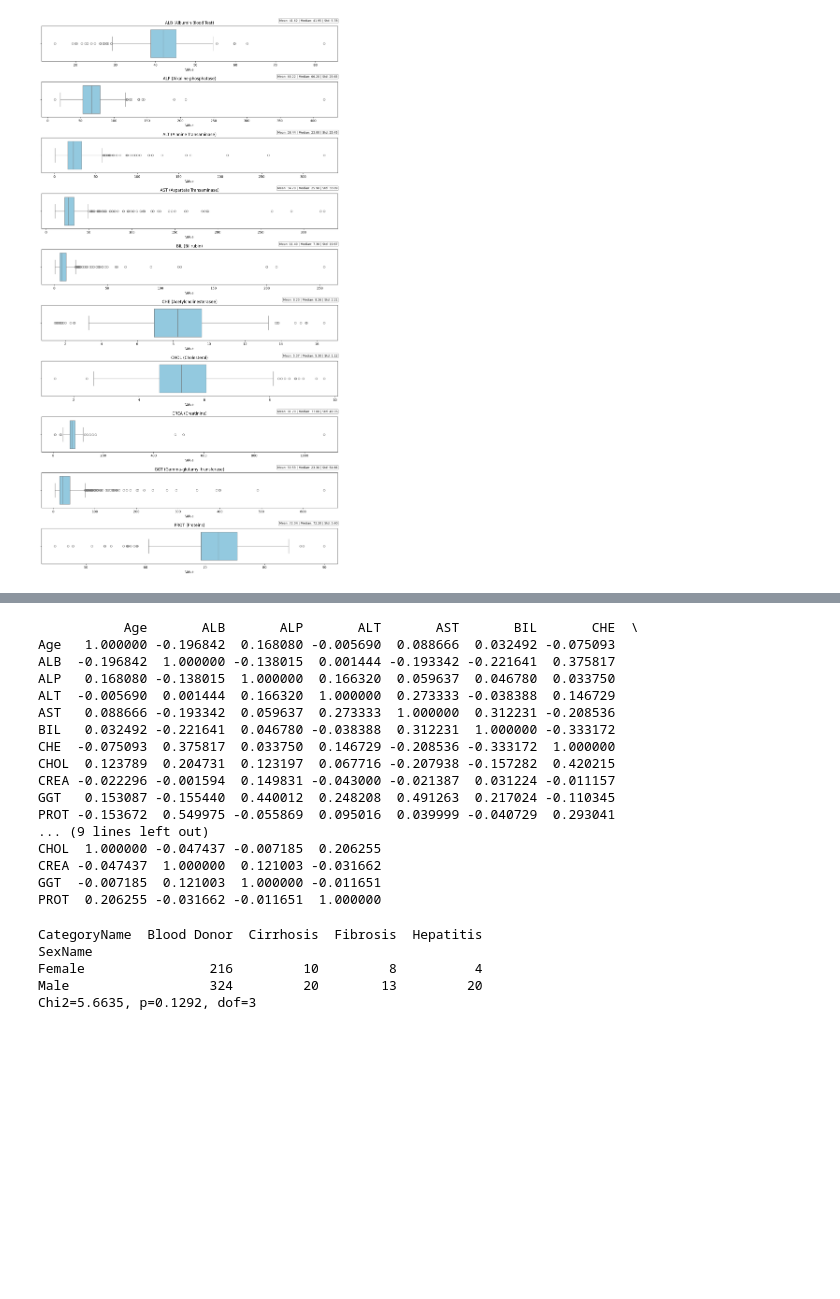
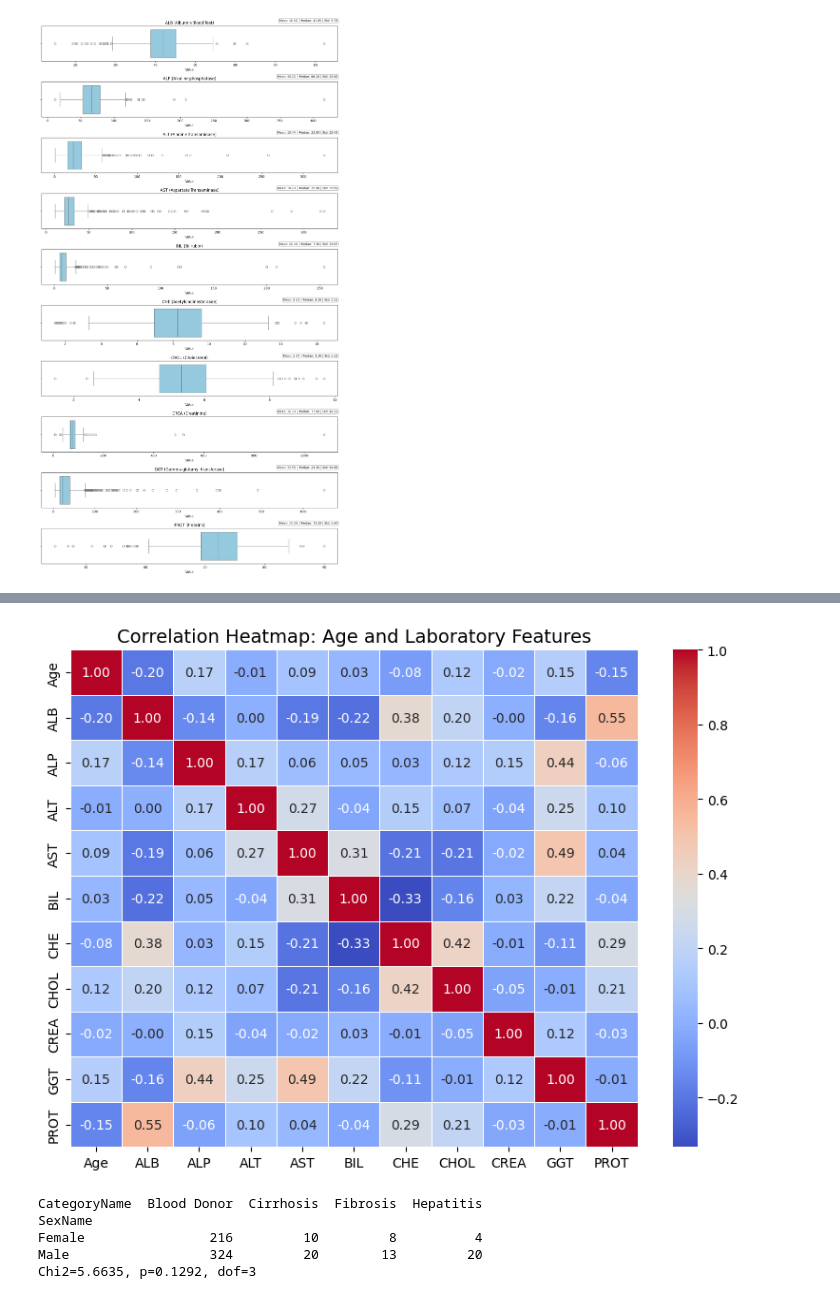
Before and after one commit to EdwardX29/CMSC320_Project, a Jupyter notebook: 320_project_checkpoint_2.ipynb, the cells around one changed output, grey strips where cells are left out. Saved outputs shown, nothing was run; the diff lists cells and outputs as text; code cells hidden in the pictures; blank space fills up the shorter version.

```diff
--- a/320_project_checkpoint_2.ipynb
+++ b/320_project_checkpoint_2.ipynb
@@ -234,27 +242,20 @@ outliers_by_lab_col
-# %%
-# Correlation matrix for laboratory fields only
-cols = ["Age"] + lab_features
-corr_matrix = df[cols].corr()
-
-print(corr_matrix)
-# %% [output]
-           Age       ALB       ALP       ALT       AST       BIL       CHE  \
-Age   1.000000 -0.196842  0.168080 -0.005690  0.088666  0.032492 -0.075093
-ALB  -0.196842  1.000000 -0.138015  0.001444 -0.193342 -0.221641  0.375817
-ALP   0.168080 -0.138015  1.000000  0.166320  0.059637  0.046780  0.033750
-ALT  -0.005690  0.001444  0.166320  1.000000  0.273333 -0.038388  0.146729
-AST   0.088666 -0.193342  0.059637  0.273333  1.000000  0.312231 -0.208536
-BIL   0.032492 -0.221641  0.046780 -0.038388  0.312231  1.000000 -0.333172
-CHE  -0.075093  0.375817  0.033750  0.146729 -0.208536 -0.333172  1.000000
-CHOL  0.123789  0.204731  0.123197  0.067716 -0.207938 -0.157282  0.420215
-CREA -0.022296 -0.001594  0.149831 -0.043000 -0.021387  0.031224 -0.011157
-GGT   0.153087 -0.155440  0.440012  0.248208  0.491263  0.217024 -0.110345
-PROT -0.153672  0.549975 -0.055869  0.095016  0.039999 -0.040729  0.293041
-... (9 lines left out)
-CHOL  1.000000 -0.047437 -0.007185  0.206255
-CREA -0.047437  1.000000  0.121003 -0.031662
-GGT  -0.007185  0.121003  1.000000 -0.011651
-PROT  0.206255 -0.031662 -0.011651  1.000000
+# %%
+# Correlation matrix for laboratory fields only
+cols = ["Age"] + lab_features
+corr_matrix = df[cols].corr()
+
+# making a heatmap for the correlation matrix
+
+plt.figure(figsize=(8, 6))
+
+sns.heatmap(corr_matrix, annot=True, cmap='coolwarm', fmt=".2f", linewidths=0.5)
+
+plt.title('Correlation Heatmap: Age and Laboratory Features', fontsize=14)
+plt.tight_layout()
+
+plt.show()
+# %% [output]
+[figure, added]
 # %%
 # Next, we will set up hypothesis testing for a series of tests to come
 from itertools import combinations
```
Also changed, not shown: parts of 5 cells of this notebook.
